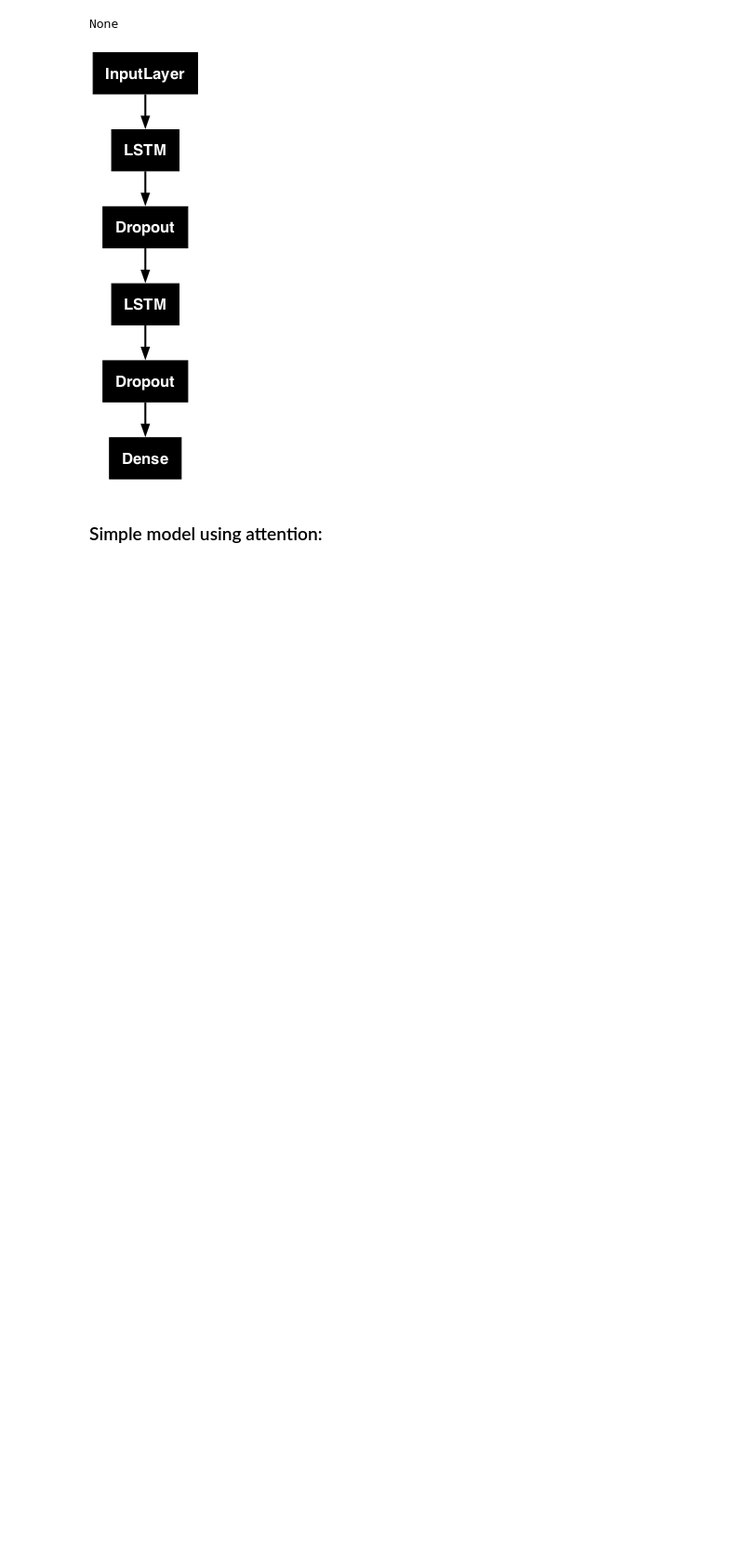
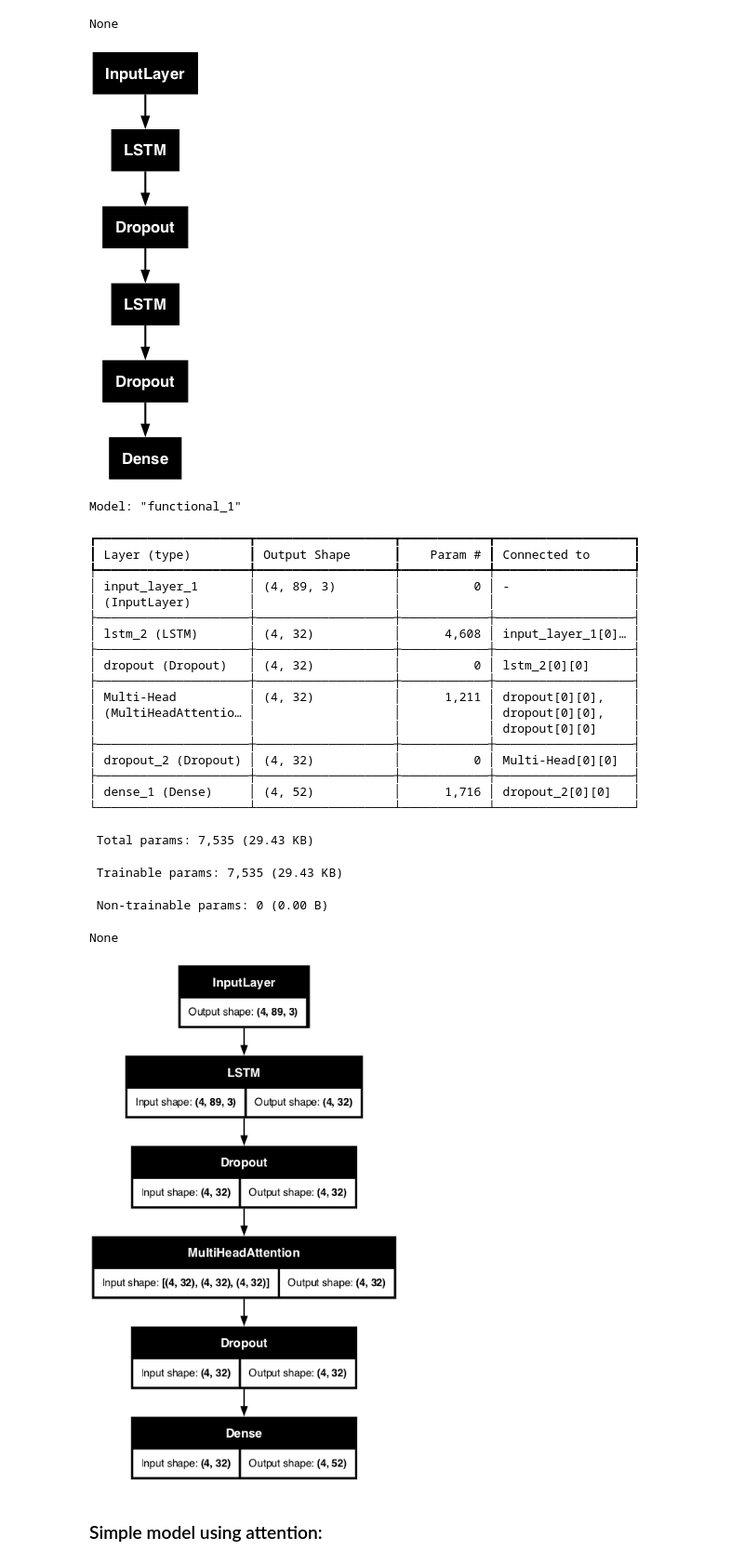
Before and after one commit to eduardocorrearaujo/lstm_transf_to_state, a Jupyter notebook: proposed_models.ipynb, the cells around one changed output. Shown: that part at 93% size. Drawn from its saved outputs; the diff is of its cells as text; code cells hidden in the pictures; blank space fills up the shorter version.

Commit message:
add keras mulithead attention

```diff
--- a/proposed_models.ipynb
+++ b/proposed_models.ipynb
@@ -38,6 +38,36 @@ Model: "functional"
  Non-trainable params: 0 (0.00 B)
 None
 [figure]
+# %%
+model = build_att_lstm(hidden=32, features=3, predict_n=52, look_back=89, loss=LOSS,
+                    stateful = False, batch_size = batch_size,  optimizer = 'adam', activation = 'relu')
+
+plot_model(model, show_shapes = True, dpi = 75)
+# %% [output]
+Model: "functional_1"
+┏━━━━━━━━━━━━━━━━━━━━━┳━━━━━━━━━━━━━━━━━━━┳━━━━━━━━━━━━┳━━━━━━━━━━━━━━━━━━━┓
+┃ Layer (type)        ┃ Output Shape      ┃    Param # ┃ Connected to      ┃
+┡━━━━━━━━━━━━━━━━━━━━━╇━━━━━━━━━━━━━━━━━━━╇━━━━━━━━━━━━╇━━━━━━━━━━━━━━━━━━━┩
+│ input_layer_1       │ (4, 89, 3)        │          0 │ -                 │
+│ (InputLayer)        │                   │            │                   │
+├─────────────────────┼───────────────────┼────────────┼───────────────────┤
+│ lstm_2 (LSTM)       │ (4, 32)           │      4,608 │ input_layer_1[0]… │
+├─────────────────────┼───────────────────┼────────────┼───────────────────┤
+│ dropout (Dropout)   │ (4, 32)           │          0 │ lstm_2[0][0]      │
+├─────────────────────┼───────────────────┼────────────┼───────────────────┤
+│ Multi-Head          │ (4, 32)           │      1,211 │ dropout[0][0],    │
+│ (MultiHeadAttentio… │                   │            │ dropout[0][0],    │
+│                     │                   │            │ dropout[0][0]     │
+├─────────────────────┼───────────────────┼────────────┼───────────────────┤
+│ dropout_2 (Dropout) │ (4, 32)           │          0 │ Multi-Head[0][0]  │
+├─────────────────────┼───────────────────┼────────────┼───────────────────┤
+│ dense_1 (Dense)     │ (4, 52)           │      1,716 │ dropout_2[0][0]   │
+└─────────────────────┴───────────────────┴────────────┴───────────────────┘
+ Total params: 7,535 (29.43 KB)
+ Trainable params: 7,535 (29.43 KB)
+ Non-trainable params: 0 (0.00 B)
+None
+[figure, added]
 # %% [markdown]
 ### Simple model using attention:
 # %%
```
Also changed, not shown: parts of 5 cells of this notebook, 5 other files.
